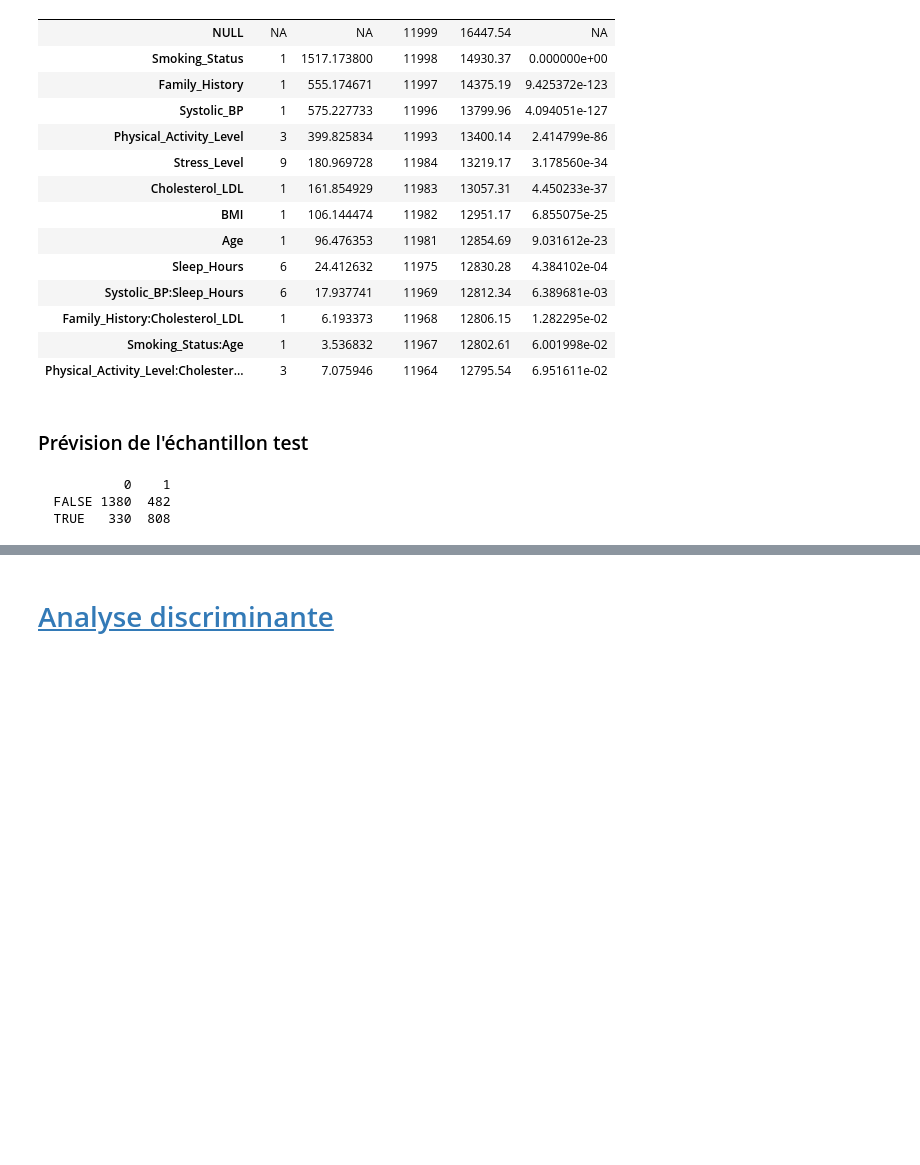
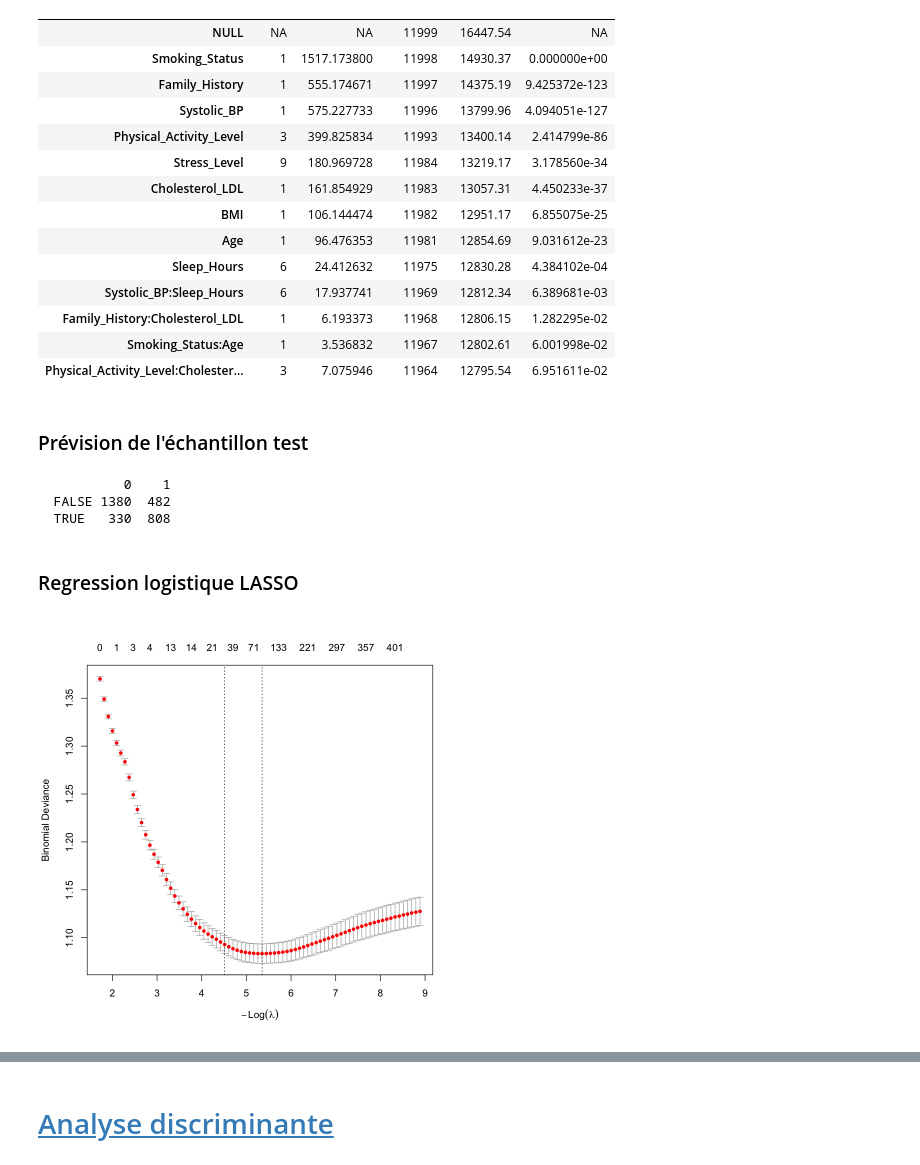
Before and after one commit to clairesn23/machine_learning, a Jupyter notebook: Projet_R.ipynb, the cells around one changed output, grey strips where cells are left out. Saved outputs shown, nothing was run; the diff lists cells and outputs as text; code cells hidden in the pictures; blank space fills up the shorter version.

```diff
--- a/Projet_R.ipynb
+++ b/Projet_R.ipynb
@@ -690,3 +663,5 @@ table(pred.log > 0.5, datestr_nHDR[, "Heart_Disease_Risk"])
            0    1
   FALSE 1380  482
   TRUE   330  808
+# %% [markdown]
+### Regression logistique LASSO
@@ -692,0 +690,5 @@ table(pred.log > 0.5, datestr_nHDR[, "Heart_Disease_Risk"])
+# %%
+# Visualisation de la cross-validation
+plot(log.qm.lasso.cv)
+# %% [output]
+[figure, added]
```
Also changed, not shown: parts of 42 cells of this notebook.
